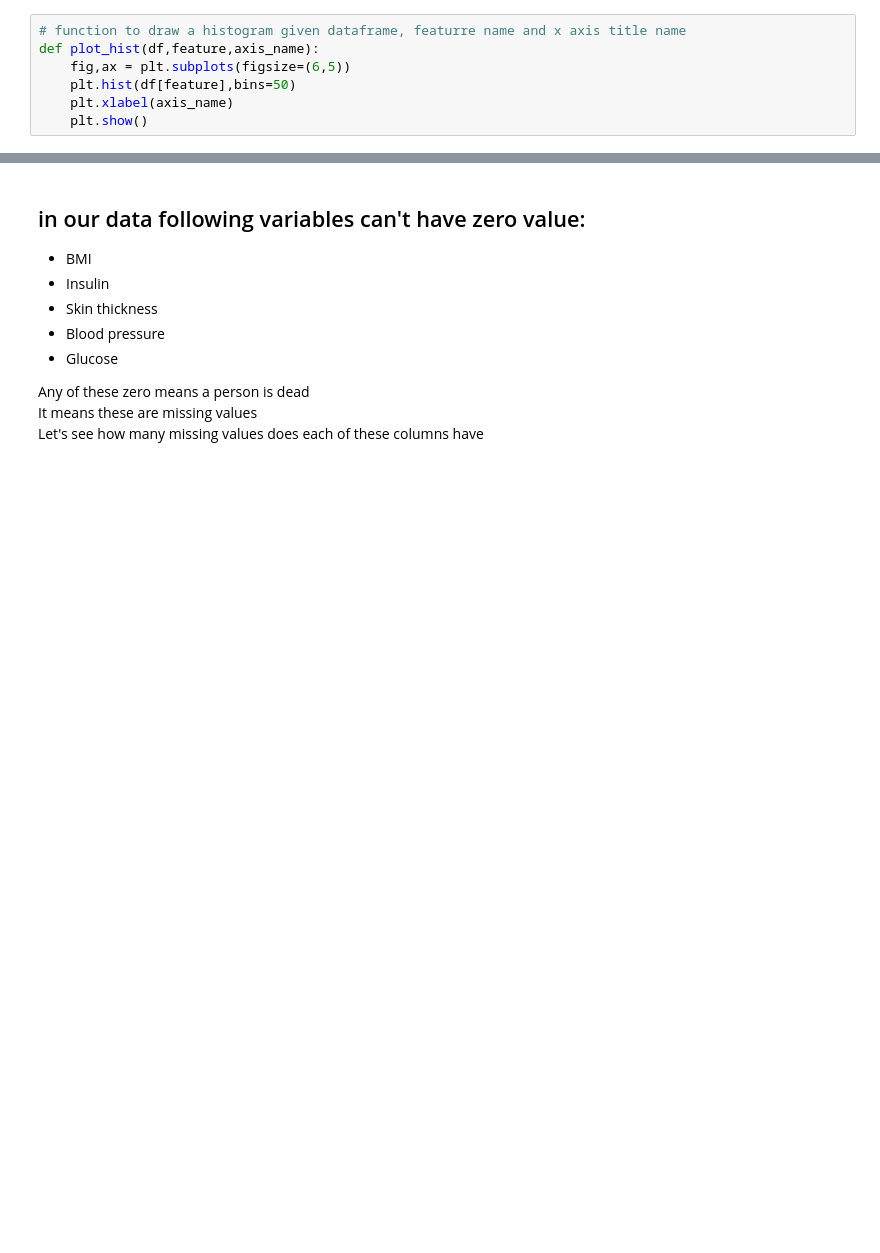
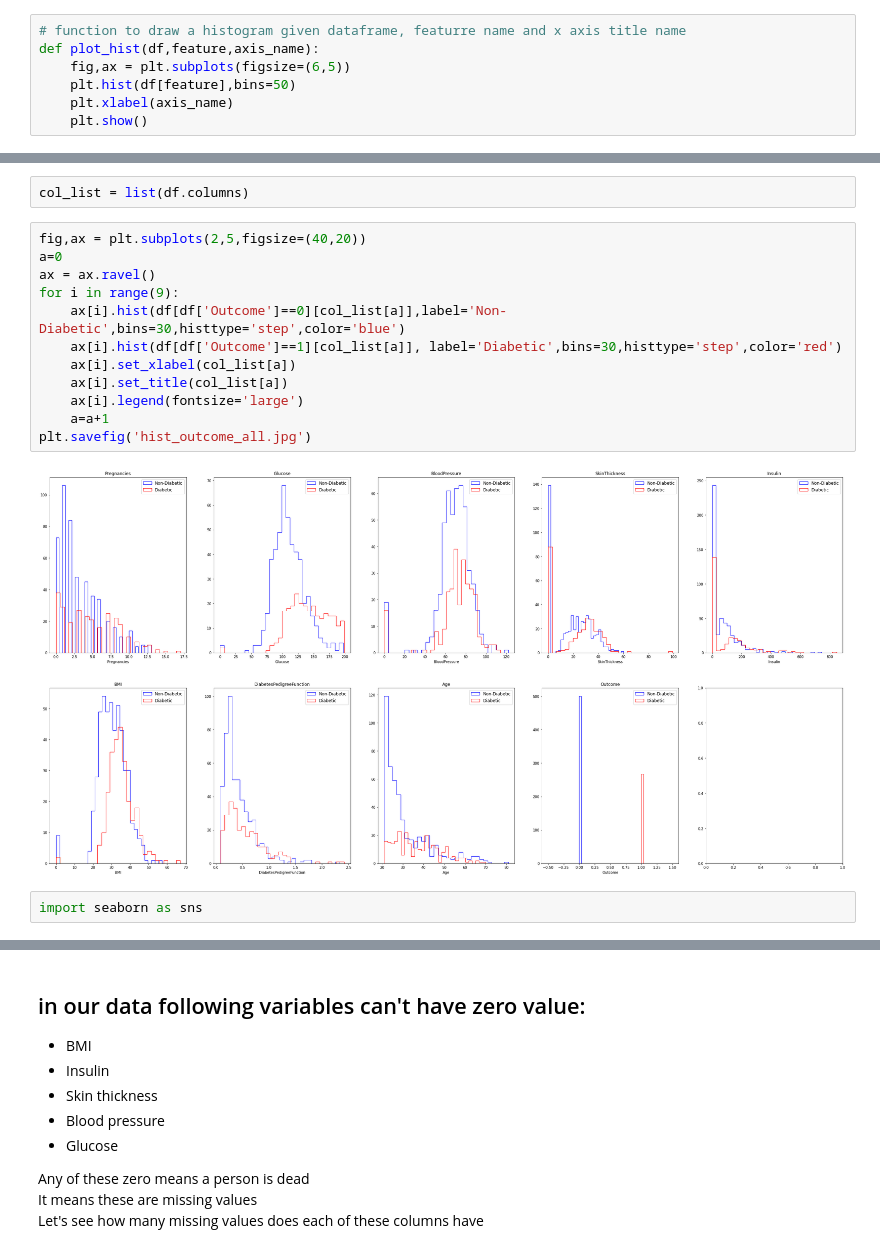
Before and after one commit to Aman0phy/Pima_Diabetes, a Jupyter notebook: diabetes-eda-prediction.ipynb, the cells around one changed output, grey strips where cells are left out. Saved outputs shown, nothing was run; the diff lists cells and outputs as text; blank space fills up the shorter version.

```diff
--- a/diabetes-eda-prediction.ipynb
+++ b/diabetes-eda-prediction.ipynb
@@ -90,0 +99,18 @@ plt.show()
+# %%
+col_list = list(df.columns)
+# %%
+fig,ax = plt.subplots(2,5,figsize=(40,20))
+a=0
+ax = ax.ravel()
+for i in range(9):
+    ax[i].hist(df[df['Outcome']==0][col_list[a]],label='Non-Diabetic',bins=30,histtype='step',color='blue')
+    ax[i].hist(df[df['Outcome']==1][col_list[a]], label='Diabetic',bins=30,histtype='step',color='red')
+    ax[i].set_xlabel(col_list[a])
+    ax[i].set_title(col_list[a])
+    ax[i].legend(fontsize='large')
+    a=a+1
+plt.savefig('hist_outcome_all.jpg')
+# %% [output]
+[figure, added]
+# %%
+import seaborn as sns
```
Also changed, not shown: parts of 91 cells of this notebook.
